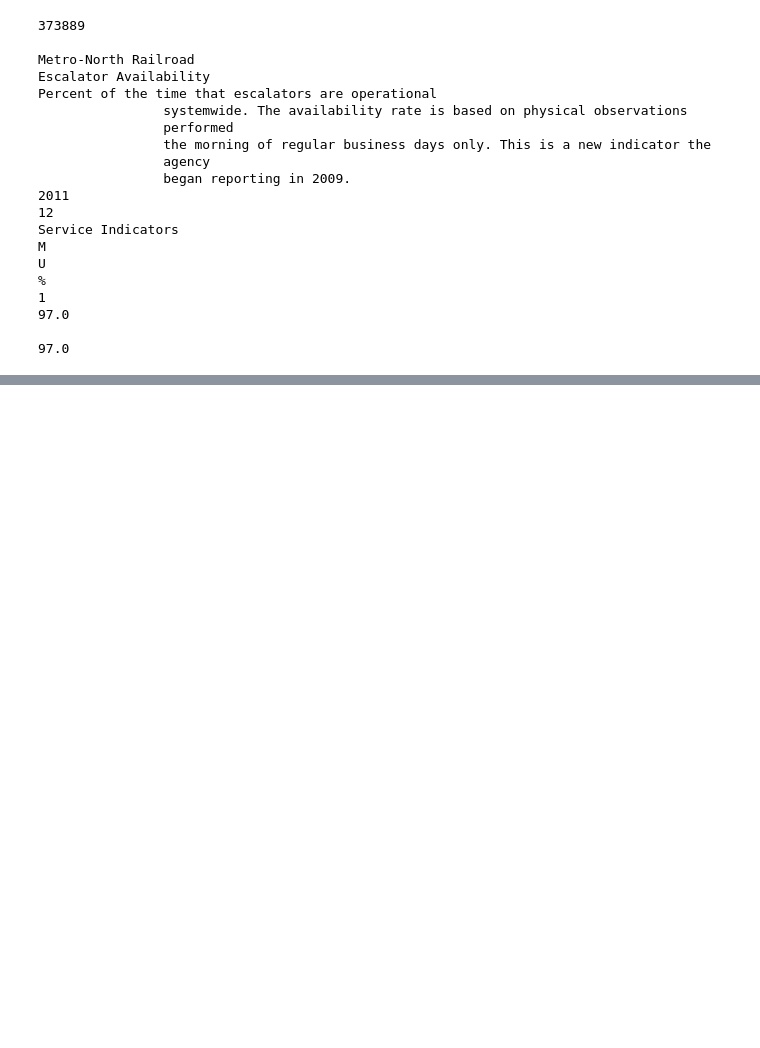
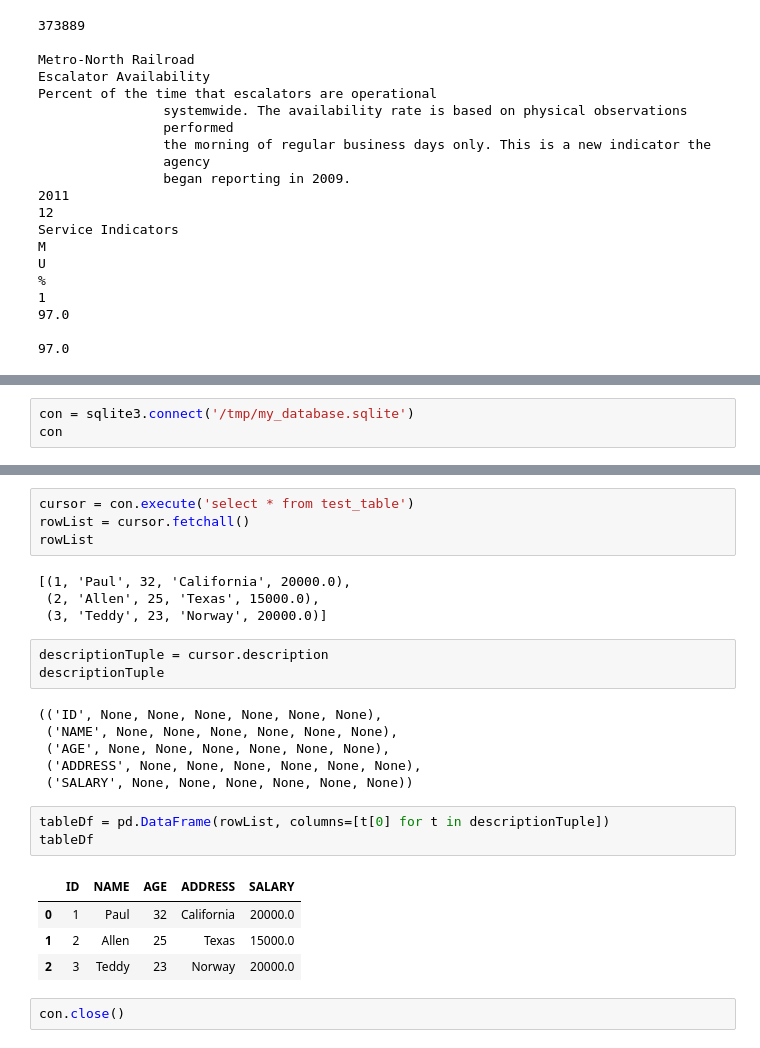
Before and after one commit to srqway/python, a Jupyter notebook: pandas-python/notebook/io.ipynb, the cells around one changed output, grey strips where cells are left out. Cells and saved outputs as stored; diff of their text form; blank space fills up the shorter version.

```diff
--- a/pandas-python/notebook/io.ipynb
+++ b/pandas-python/notebook/io.ipynb
@@ -263,0 +306,3 @@ U
+# %%
+con = sqlite3.connect('/tmp/my_database.sqlite')
+con
@@ -263,0 +329,27 @@ U
+# %%
+cursor = con.execute('select * from test_table')
+rowList = cursor.fetchall()
+rowList
+# %% [output]
+[(1, 'Paul', 32, 'California', 20000.0),
+ (2, 'Allen', 25, 'Texas', 15000.0),
+ (3, 'Teddy', 23, 'Norway', 20000.0)]
+# %%
+descriptionTuple = cursor.description
+descriptionTuple
+# %% [output]
+(('ID', None, None, None, None, None, None),
+ ('NAME', None, None, None, None, None, None),
+ ('AGE', None, None, None, None, None, None),
+ ('ADDRESS', None, None, None, None, None, None),
+ ('SALARY', None, None, None, None, None, None))
+# %%
+tableDf = pd.DataFrame(rowList, columns=[t[0] for t in descriptionTuple])
+tableDf
+# %% [output]
+|  | ID | NAME | AGE | ADDRESS | SALARY |
+| 0 | 1 | Paul | 32 | California | 20000.0 |
+| 1 | 2 | Allen | 25 | Texas | 15000.0 |
+| 2 | 3 | Teddy | 23 | Norway | 20000.0 |
+# %%
+con.close()
```
Also changed, not shown: parts of 13 cells of this notebook, 1 other file.
